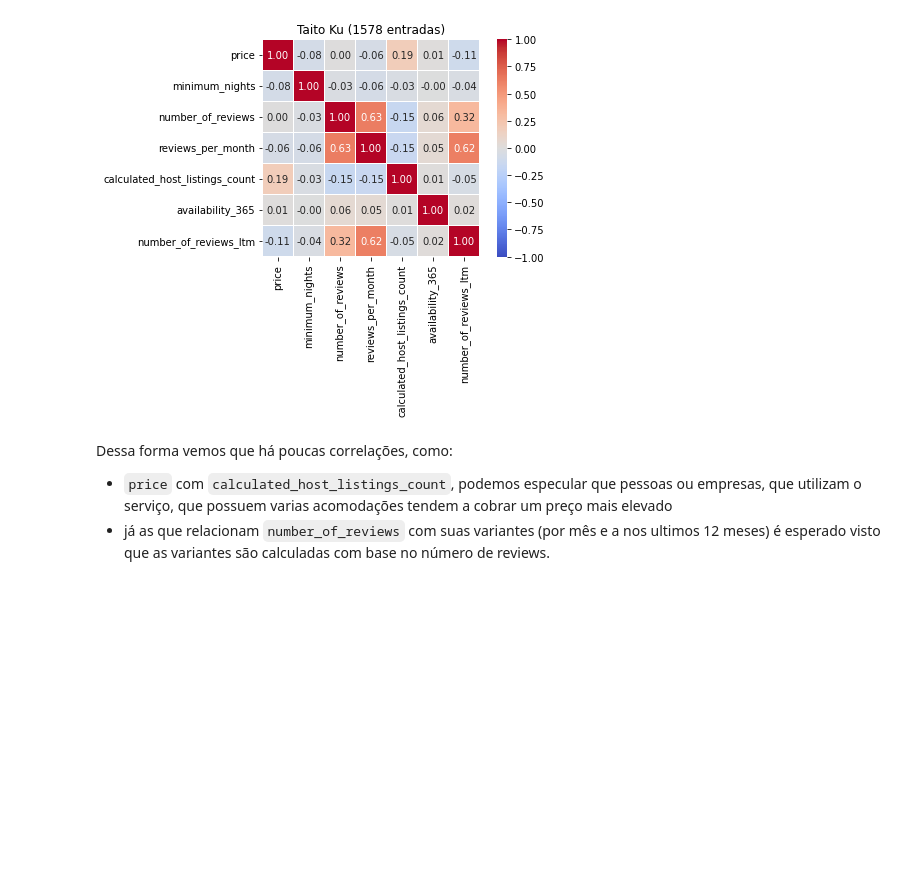
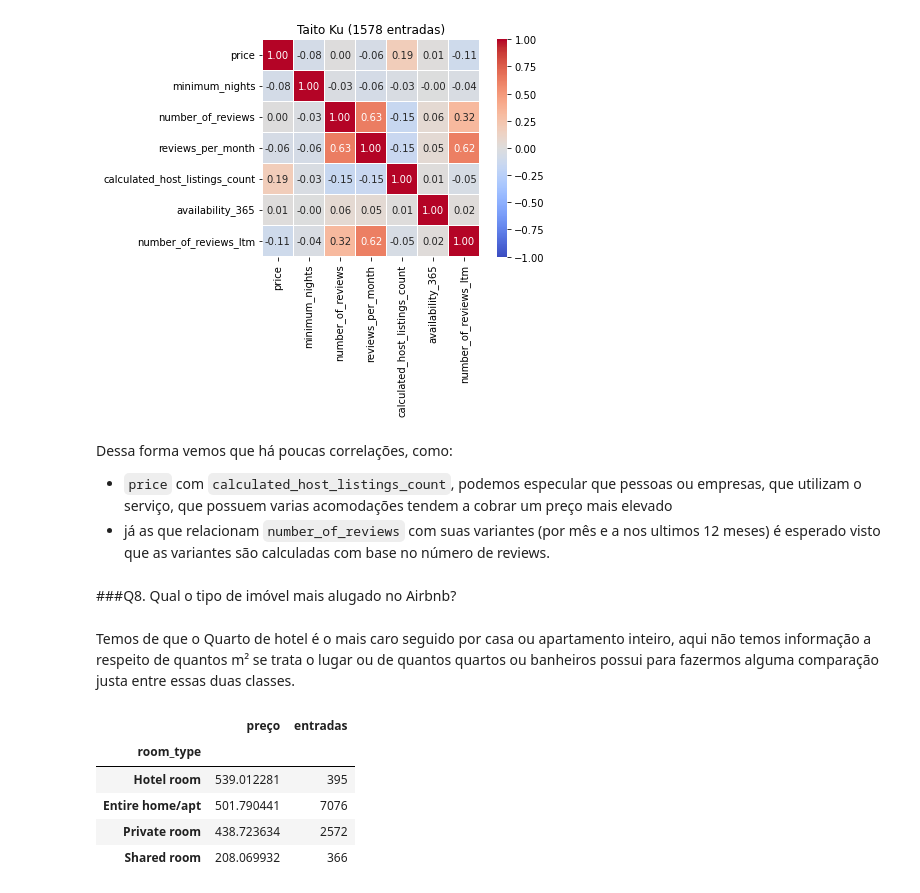
Before and after one commit to douglascdsantos/data_science, a Jupyter notebook: projetos/analisando_os_dados_do_airbnb_(tokyo)/notebook/Analisando_os_Dados_do_Airbnb_(Tokyo).ipynb, the cells around one changed output. Saved outputs shown, nothing was run; the diff lists cells and outputs as text; code cells hidden in the pictures; blank space fills up the shorter version.

```diff
--- a/projetos/analisando_os_dados_do_airbnb_(tokyo)/notebook/Analisando_os_Dados_do_Airbnb_(Tokyo).ipynb
+++ b/projetos/analisando_os_dados_do_airbnb_(tokyo)/notebook/Analisando_os_Dados_do_Airbnb_(Tokyo).ipynb
@@ -335,3 +364,16 @@ for bairro in price.head(10).sort_values(by = 'entradas').iloc[7:11].index:
 Dessa forma vemos que há poucas correlações, como:
 - `price` com `calculated_host_listings_count`, podemos especular que pessoas ou empresas, que utilizam o serviço, que possuem varias acomodações tendem a cobrar um preço mais elevado
 - já as que relacionam `number_of_reviews` com suas variantes (por mês e a nos ultimos 12 meses) é esperado visto que as variantes são calculadas com base no número de reviews.
+# %% [markdown]
+###Q8. Qual o tipo de imóvel mais alugado no Airbnb?
+# %% [markdown]
+Temos de que o Quarto de hotel é o mais caro seguido por casa ou apartamento inteiro, aqui não temos informação a respeito de quantos m² se trata o lugar ou de quantos quartos ou banheiros possui para fazermos alguma comparação justa entre essas duas classes.
+# %%
+df_clean.groupby(['room_type']).agg({'price': 'mean', 'room_type': 'count'}).rename(columns = {'price': 'preço','room_type': 'entradas'}).sort_values(by = 'preço', ascending = False)
+# %% [output]
+|  | preço | entradas |
+| room_type |  |  |
+| Hotel room | 539.012281 | 395 |
+| Entire home/apt | 501.790441 | 7076 |
+| Private room | 438.723634 | 2572 |
+| Shared room | 208.069932 | 366 |
```
Also changed, not shown: parts of 9 cells of this notebook.
